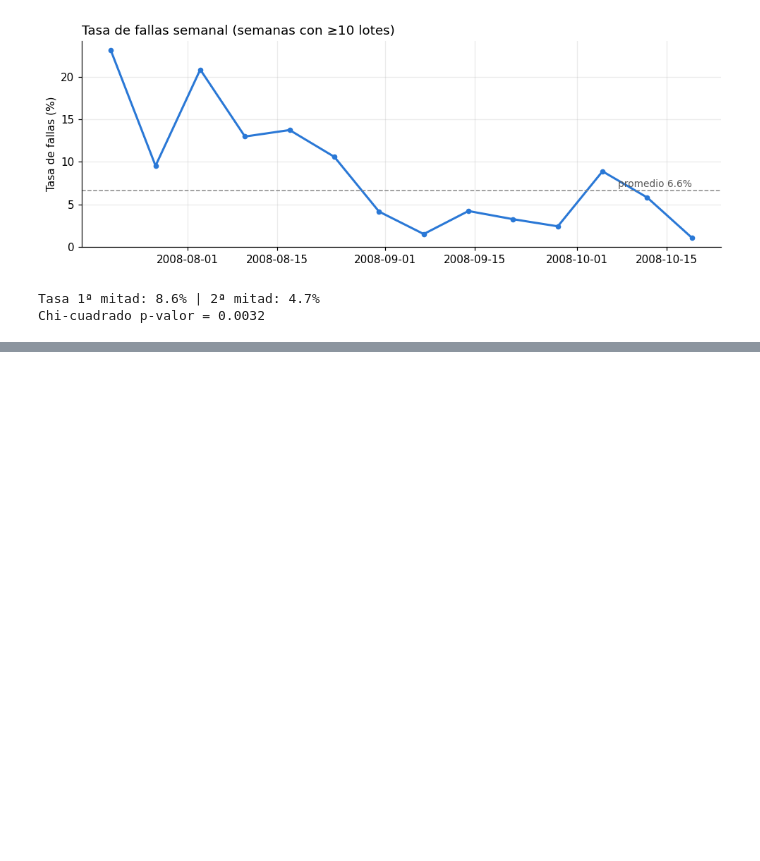
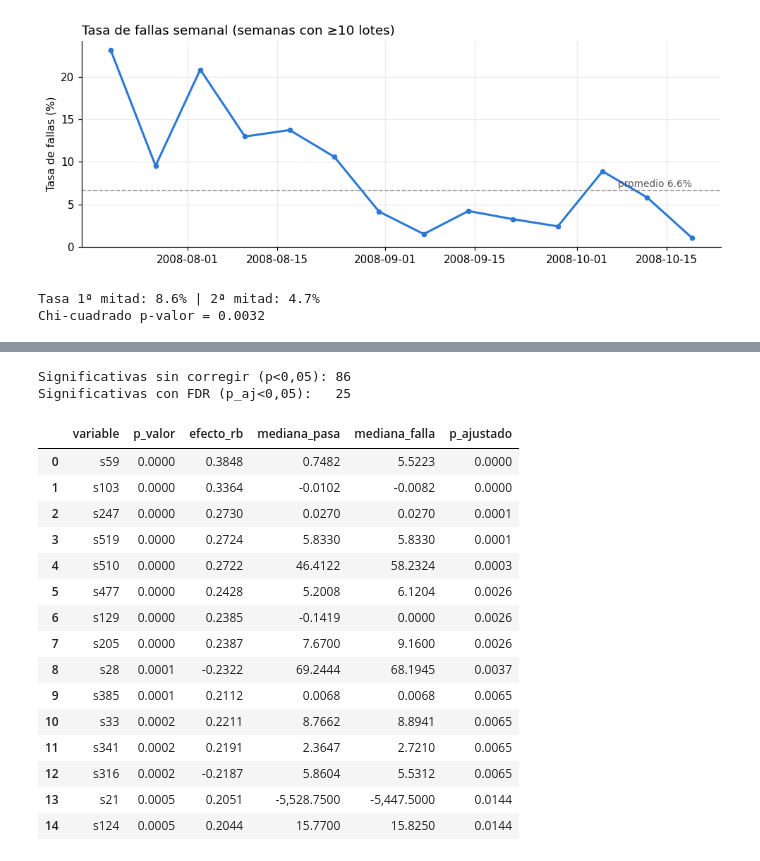
Before and after one commit to SaraGambande/secom-variables-criticas-proceso, a Jupyter notebook: secom_analisis_variables_criticas.ipynb, the cells around one changed output, grey strips where cells are left out. Saved outputs shown, nothing was run; the diff lists cells and outputs as text; code cells hidden in the pictures; blank space fills up the shorter version.

```diff
--- a/secom_analisis_variables_criticas.ipynb
+++ b/secom_analisis_variables_criticas.ipynb
@@ -124,0 +136,35 @@ Chi-cuadrado p-valor = 0.0032
+# %%
+filas = []
+for c in X.columns:
+    a, b = X.loc[y == 0, c], X.loc[y == 1, c]
+    u, p = stats.mannwhitneyu(a, b, alternative="two-sided")
+    efecto = 1 - 2 * u / (len(a) * len(b))          # correlación rank-biserial: -1 a 1
+    filas.append({"variable": c, "p_valor": p, "efecto_rb": efecto,
+                  "mediana_pasa": a.median(), "mediana_falla": b.median()})
+
+res = pd.DataFrame(filas)
+res["p_ajustado"] = multipletests(res.p_valor, method="fdr_bh")[1]
+res = res.sort_values("p_valor").reset_index(drop=True)
+
+print(f"Significativas sin corregir (p<0,05): {(res.p_valor < 0.05).sum()}")
+print(f"Significativas con FDR (p_aj<0,05):   {(res.p_ajustado < 0.05).sum()}")
+res.head(15)
+# %% [output]
+Significativas sin corregir (p<0,05): 86
+Significativas con FDR (p_aj<0,05):   25
+|  | variable | p_valor | efecto_rb | mediana_pasa | mediana_falla | p_ajustado |
+| 0 | s59 | 0.0000 | 0.3848 | 0.7482 | 5.5223 | 0.0000 |
+| 1 | s103 | 0.0000 | 0.3364 | -0.0102 | -0.0082 | 0.0000 |
+| 2 | s247 | 0.0000 | 0.2730 | 0.0270 | 0.0270 | 0.0001 |
+| 3 | s519 | 0.0000 | 0.2724 | 5.8330 | 5.8330 | 0.0001 |
+| 4 | s510 | 0.0000 | 0.2722 | 46.4122 | 58.2324 | 0.0003 |
+| 5 | s477 | 0.0000 | 0.2428 | 5.2008 | 6.1204 | 0.0026 |
+| 6 | s129 | 0.0000 | 0.2385 | -0.1419 | 0.0000 | 0.0026 |
+| 7 | s205 | 0.0000 | 0.2387 | 7.6700 | 9.1600 | 0.0026 |
+| 8 | s28 | 0.0001 | -0.2322 | 69.2444 | 68.1945 | 0.0037 |
+| 9 | s385 | 0.0001 | 0.2112 | 0.0068 | 0.0068 | 0.0065 |
+| 10 | s33 | 0.0002 | 0.2211 | 8.7662 | 8.8941 | 0.0065 |
+| 11 | s341 | 0.0002 | 0.2191 | 2.3647 | 2.7210 | 0.0065 |
+| 12 | s316 | 0.0002 | -0.2187 | 5.8604 | 5.5312 | 0.0065 |
+| 13 | s21 | 0.0005 | 0.2051 | -5,528.7500 | -5,447.5000 | 0.0144 |
+| 14 | s124 | 0.0005 | 0.2044 | 15.7700 | 15.8250 | 0.0144 |
```
Also changed, not shown: parts of 3 cells of this notebook.
